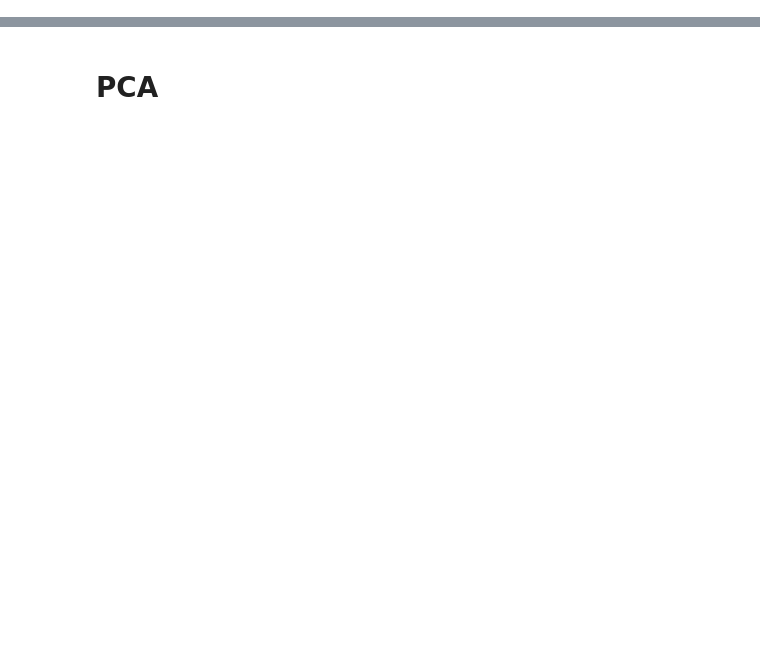
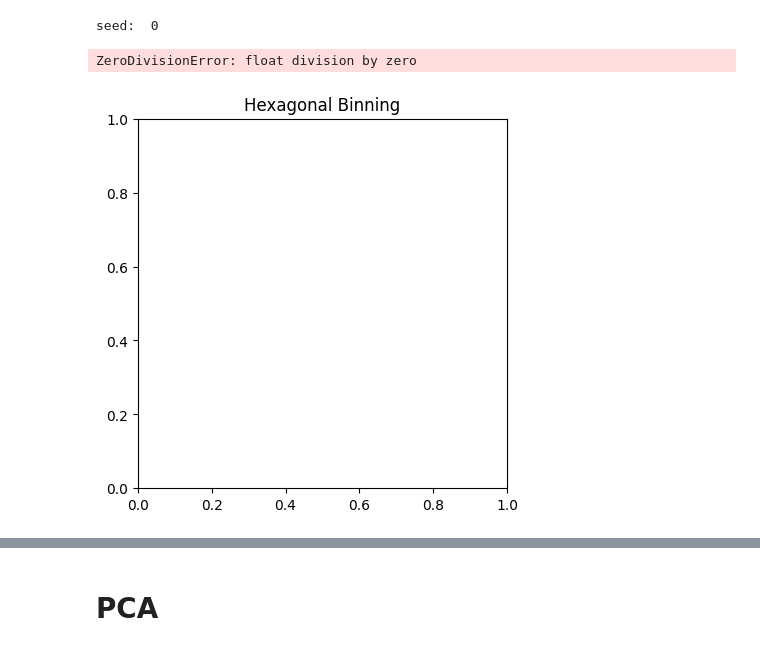
Before and after one commit to bagherilab/spatiotemporal-encoder, a Jupyter notebook: src/simulation_encoder/encoder.ipynb, the cells around one changed output, grey strips where cells are left out. Cells and saved outputs as stored; diff of their text form; code cells hidden in the pictures; blank space fills up the shorter version.

```diff
--- a/src/simulation_encoder/encoder.ipynb
+++ b/src/simulation_encoder/encoder.ipynb
@@ -21 +21,36 @@ keys = ["CH_Lav_"]
+# %%
+from matplotlib.patches import RegularPolygon
+
+cembedder = CellEmbedder()
+embedding_df = cembedder.embed_cells(keys[0])
+
+def hexagonal_binning(df, hex_size=1.0, cmap='viridis', title='Hexagonal Binning'):
+    df['x'] = 3/2 * df['u']
+    df['y'] = np.sqrt(3) * (df['v'] + df['u']/2)
+
+    # Create a hexagonal grid
+    fig, ax = plt.subplots()
+    ax.set_aspect('equal', adjustable='box')
+    ax.set_title(title)
+
+    # Hexagonal binning
+    hexbin = ax.hexbin(df['x'], df['y'], C=df['population'], gridsize=hex_size, cmap=cmap, reduce_C_function=np.sum)
+
+    # Add hexagon labels (u, v, w)
+    for i, row in df.iterrows():
+        hex_label = f'({int(row["u"])}, {int(row["v"])}, {int(row["w"])})'
+        ax.text(row['x'], row['y'], hex_label, ha='center', va='center')
+
+    # Add colorbar
+    cb = fig.colorbar(hexbin, ax=ax)
+    cb.set_label('Total Cell Population')
+
+    plt.show()
+
+
+hexagonal_binning(embedding_df, hex_size=1.0, cmap='viridis', title='Hexagonal Binning')
+# %% [output]
+seed:  0
+ZeroDivisionError: float division by zero
+[figure, added]
 # %%
```
Also changed, not shown: parts of 3 cells of this notebook, 4 other files.
